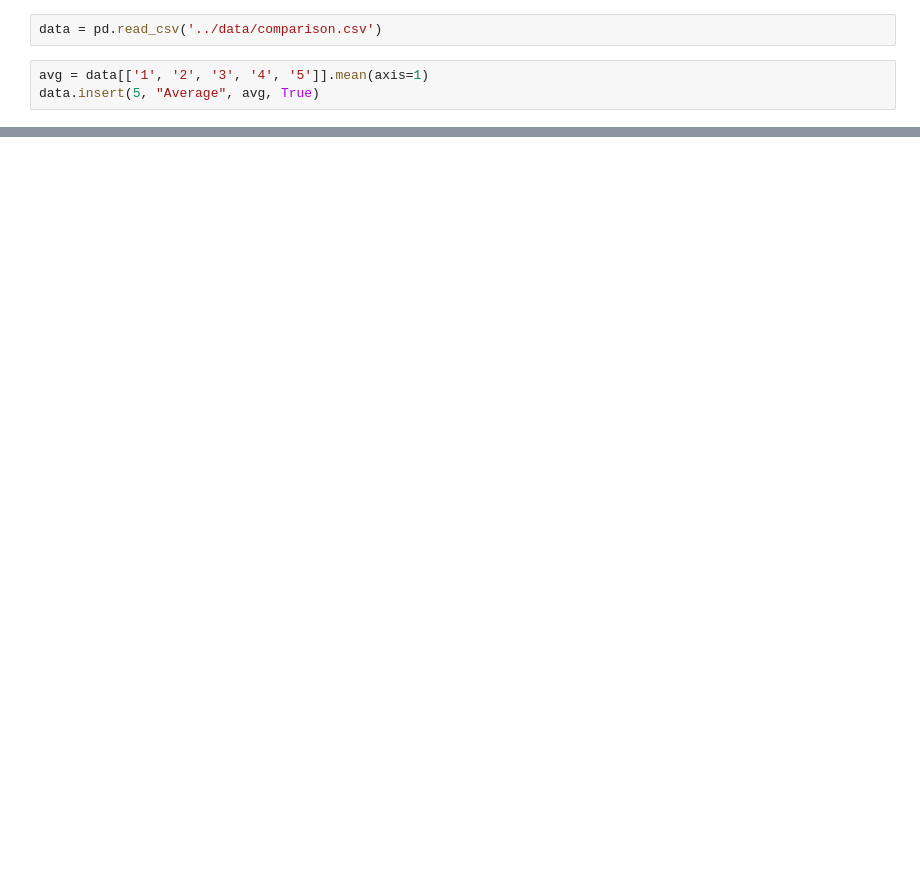
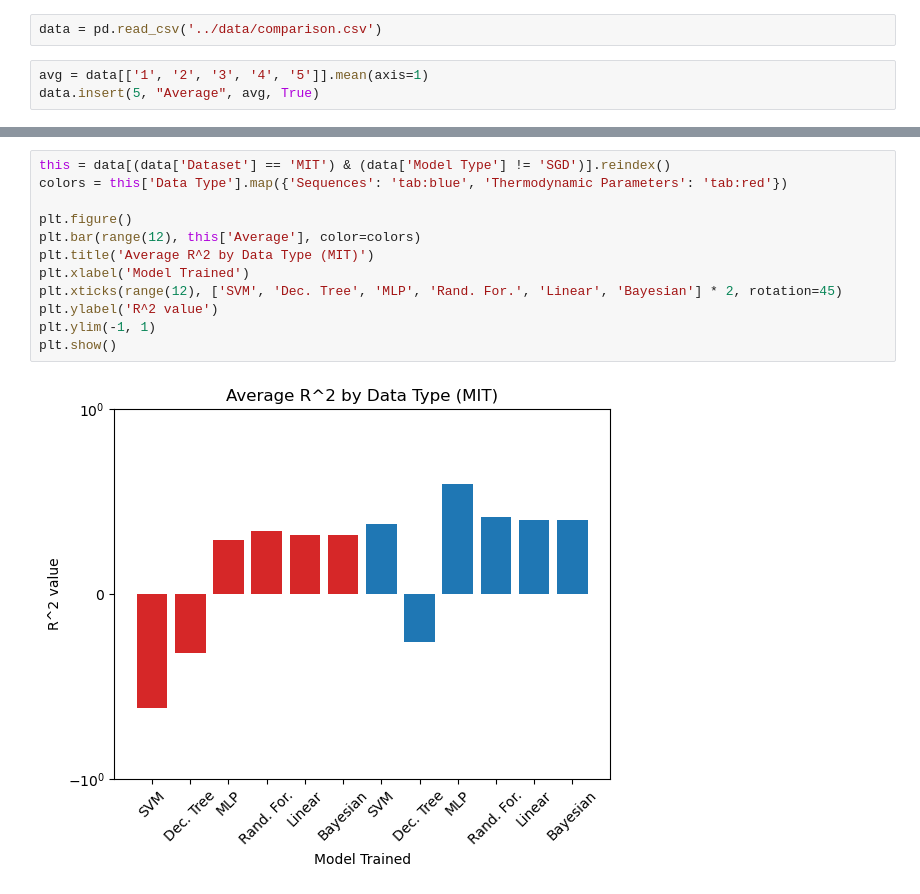
Before and after one commit to 4jamesccraven/dsci-research-for-ADAPT-in-SC, a Jupyter notebook: visualization/visualization.ipynb, the cells around one changed output, grey strips where cells are left out. Drawn from its saved outputs; the diff is of its cells as text; blank space fills up the shorter version.

```diff
--- a/visualization/visualization.ipynb
+++ b/visualization/visualization.ipynb
@@ -28,4 +26,18 @@ data
 | 25 | -1.221195e-01 | -9.795827e+01 | -4.343312e+01 | -3.686021e+00 | -7.356089e+01 | -4.375208e+01 | Fernandez | Sequences | Linear |
 | 26 | -5.240157e-01 | -1.436428e+01 | -3.473832e+00 | -4.193361e-01 | -4.537224e+00 | -4.663738e+00 | Fernandez | Sequences | SGD |
 | 27 | -3.672382e-01 | -7.606179e+00 | -2.064430e+00 | -1.869551e-01 | -3.172094e+00 | -2.679379e+00 | Fernandez | Sequences | Bayesian Ridge |
+# %%
+this = data[(data['Dataset'] == 'MIT') & (data['Model Type'] != 'SGD')].reindex()
+colors = this['Data Type'].map({'Sequences': 'tab:blue', 'Thermodynamic Parameters': 'tab:red'})
+
+plt.figure()
+plt.bar(range(12), this['Average'], color=colors)
+plt.title('Average R^2 by Data Type (MIT)')
+plt.xlabel('Model Trained')
+plt.xticks(range(12), ['SVM', 'Dec. Tree', 'MLP', 'Rand. For.', 'Linear', 'Bayesian'] * 2, rotation=45)
+plt.ylabel('R^2 value')
+plt.ylim(-1, 1)
+plt.show()
+# %% [output]
+[figure, added]
 # %%
```
Also changed, not shown: parts of 6 cells of this notebook.
